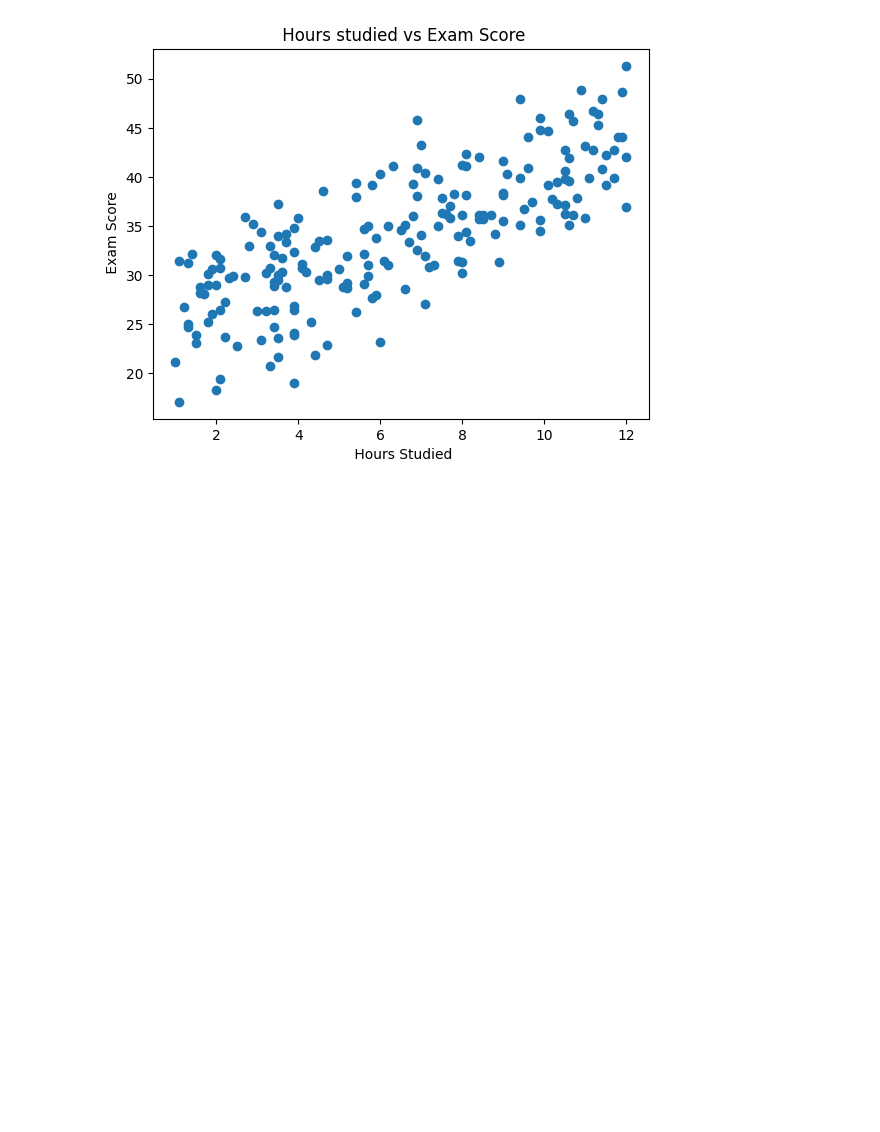
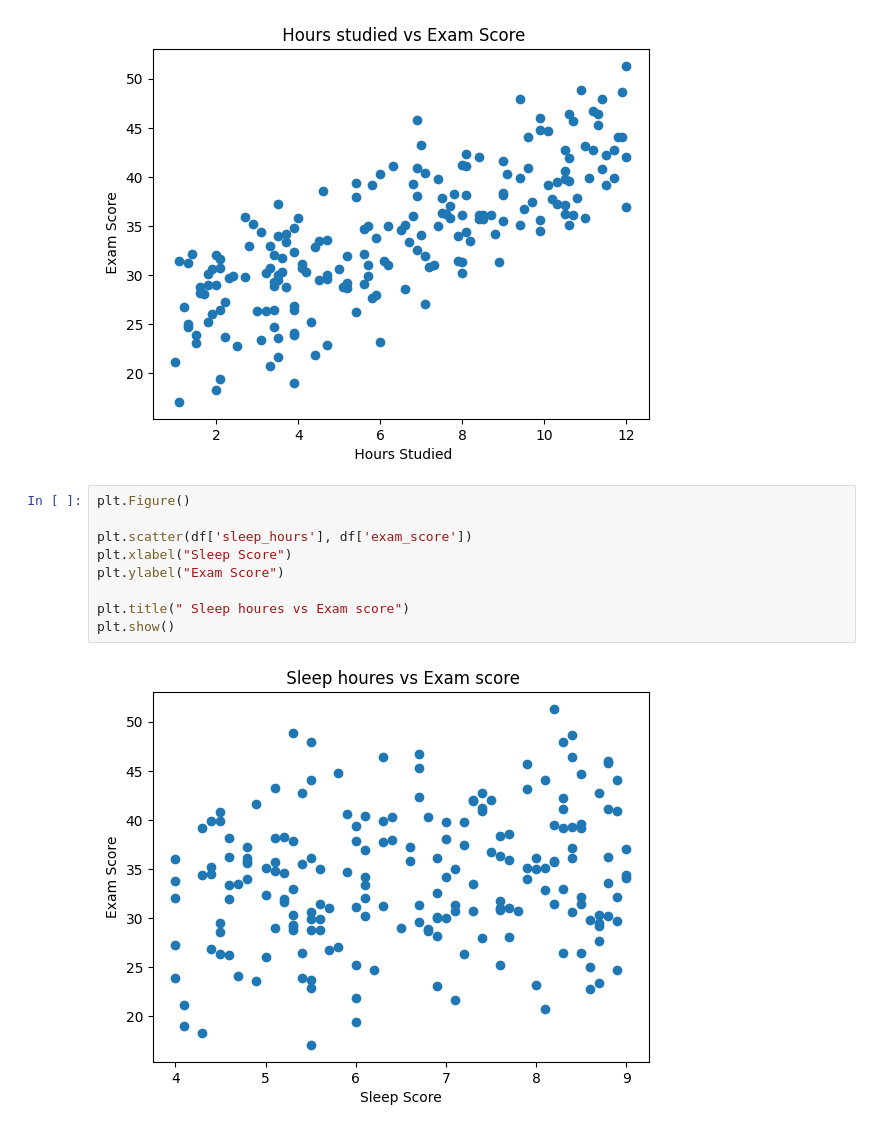
Before and after one commit to dkworks108/Student-score-prediction, a Jupyter notebook: Student-score-prediction/Student_prediction_score.ipynb, the cells around one changed output. Drawn from its saved outputs; the diff is of its cells as text; blank space fills up the shorter version.

Commit message:
Analysing the data using Scatter plotes on the sleep hours vs exam score

```diff
--- a/Student-score-prediction/Student_prediction_score.ipynb
+++ b/Student-score-prediction/Student_prediction_score.ipynb
@@ -101,3 +101,14 @@ plt.title(' Hours studied vs Exam Score')
 plt.show()
 # %% [output]
 [figure]
+# %%
+plt.Figure()
+
+plt.scatter(df['sleep_hours'], df['exam_score'])
+plt.xlabel("Sleep Score")
+plt.ylabel("Exam Score")
+
+plt.title(" Sleep houres vs Exam score")
+plt.show()
+# %% [output]
+[figure, added]
```
